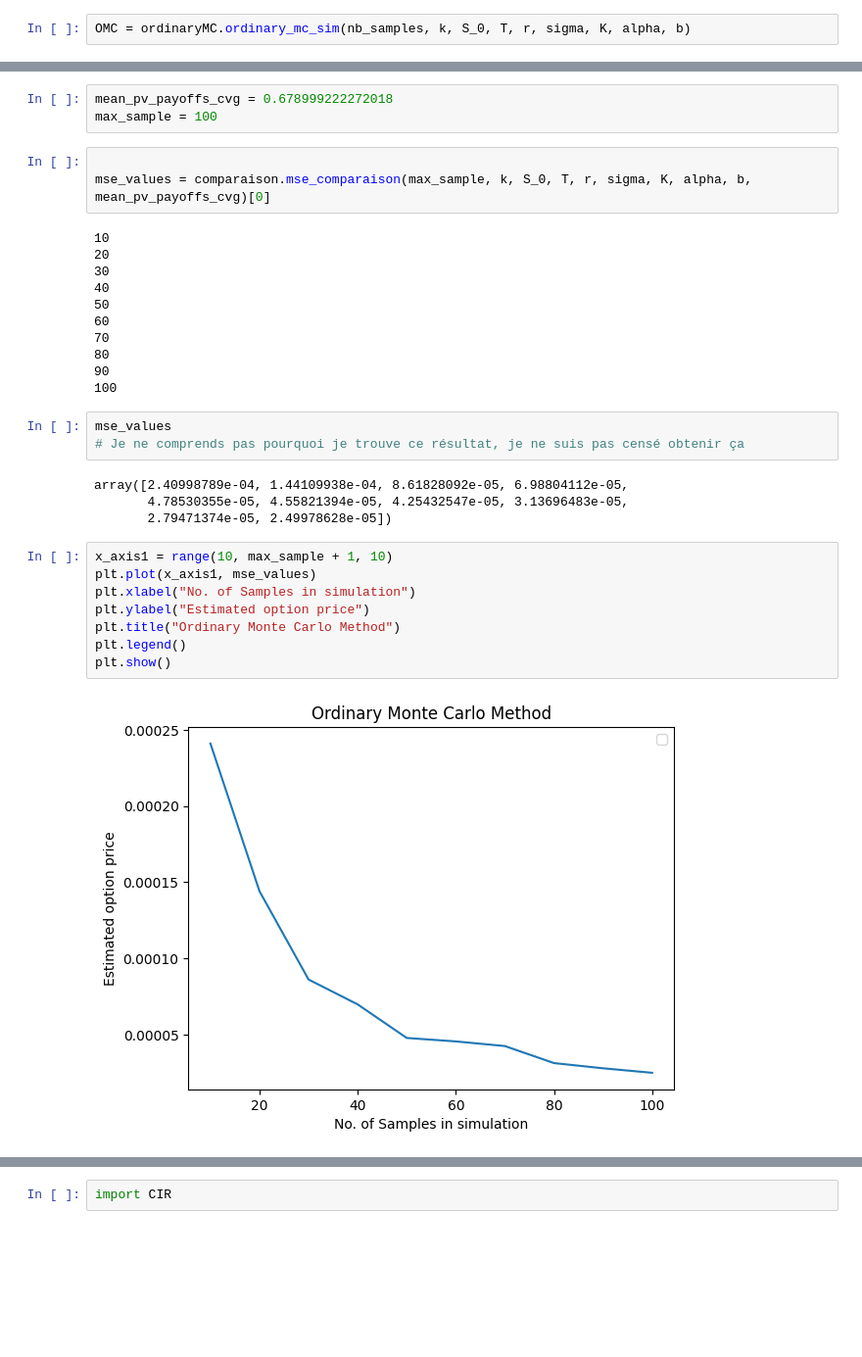
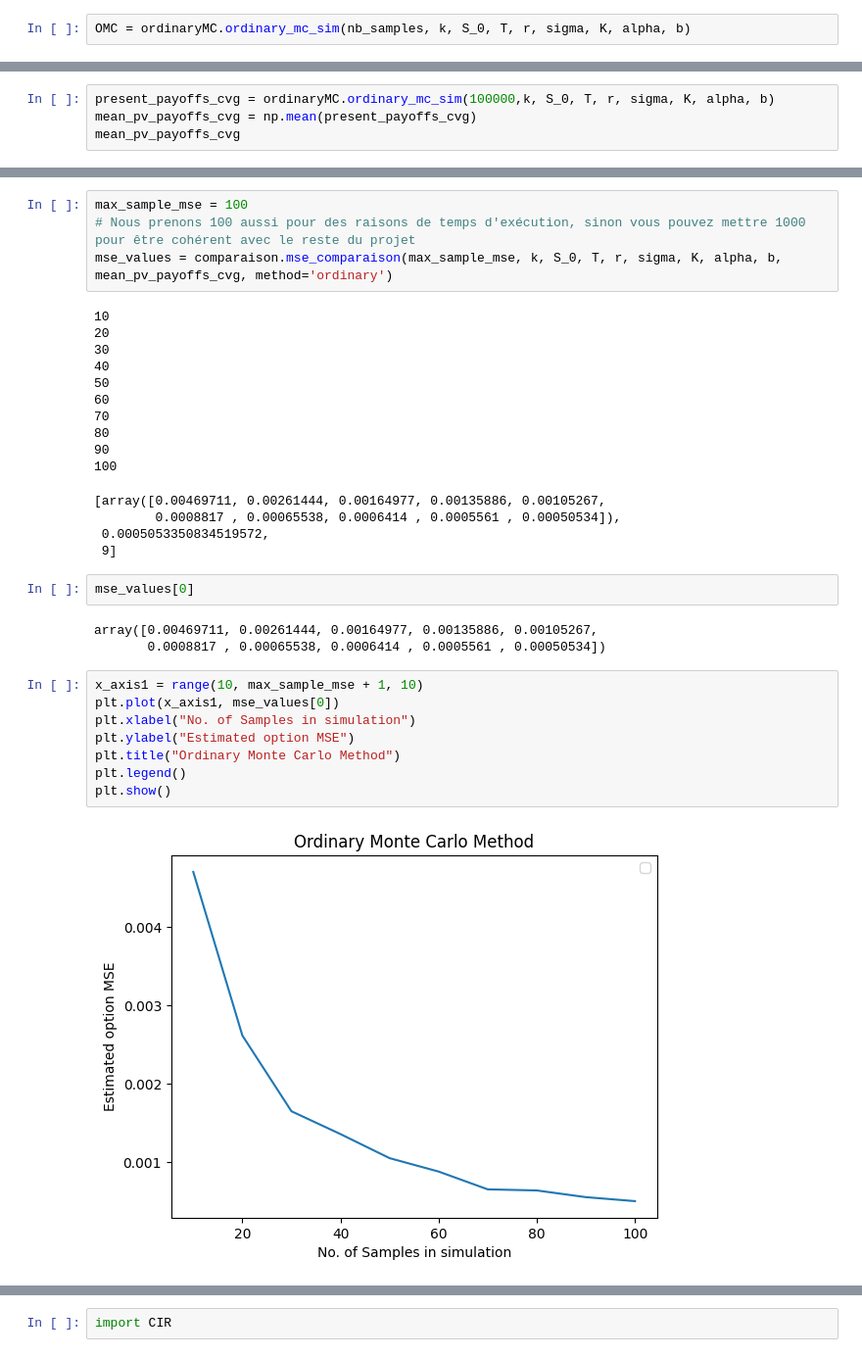
Before and after one commit to Thomasaujoux/Monte_Carlo_Option_Pricing, a Jupyter notebook: main.ipynb, the cells around one changed output, grey strips where cells are left out. Shown at 98% size. Saved outputs shown, nothing was run; the diff lists cells and outputs as text; blank space fills up the shorter version.

```diff
--- a/main.ipynb
+++ b/main.ipynb
@@ -115,0 +113,4 @@ sample_convergent = 1500
+# %%
+present_payoffs_cvg = ordinaryMC.ordinary_mc_sim(100000,k, S_0, T, r, sigma, K, alpha, b)
+mean_pv_payoffs_cvg = np.mean(present_payoffs_cvg)
+mean_pv_payoffs_cvg
@@ -121,9 +124,7 @@ CPU_sample
-# %%
-mean_pv_payoffs_cvg = 0.678999222272018
-max_sample = 100
 # %%
-
-mse_values = comparaison.mse_comparaison(max_sample, k, S_0, T, r, sigma, K, alpha, b, mean_pv_payoffs_cvg)[0]
+max_sample_mse = 100
+# Nous prenons 100 aussi pour des raisons de temps d'exécution, sinon vous pouvez mettre 1000 pour être cohérent avec le reste du projet
+mse_values = comparaison.mse_comparaison(max_sample_mse, k, S_0, T, r, sigma, K, alpha, b, mean_pv_payoffs_cvg, method='ordinary')
 # %% [output]
 10
 20
@@ -135,20 +136,22 @@ mse_values = comparaison.mse_comparaison(max_sample, k, S_0, T, r, sigma, K, alp
 80
 90
 100
+[array([0.00469711, 0.00261444, 0.00164977, 0.00135886, 0.00105267,
+        0.0008817 , 0.00065538, 0.0006414 , 0.0005561 , 0.00050534]),
+ 0.0005053350834519572,
+ 9]
-# %%
-mse_values
-# Je ne comprends pas pourquoi je trouve ce résultat, je ne suis pas censé obtenir ça
-# %% [output]
-array([2.40998789e-04, 1.44109938e-04, 8.61828092e-05, 6.98804112e-05,
-       4.78530355e-05, 4.55821394e-05, 4.25432547e-05, 3.13696483e-05,
-       2.79471374e-05, 2.49978628e-05])
+# %%
+mse_values[0]
+# %% [output]
+array([0.00469711, 0.00261444, 0.00164977, 0.00135886, 0.00105267,
+       0.0008817 , 0.00065538, 0.0006414 , 0.0005561 , 0.00050534])
 # %%
-x_axis1 = range(10, max_sample + 1, 10)
-plt.plot(x_axis1, mse_values)
+x_axis1 = range(10, max_sample_mse + 1, 10)
+plt.plot(x_axis1, mse_values[0])
 plt.xlabel("No. of Samples in simulation")
-plt.ylabel("Estimated option price")
+plt.ylabel("Estimated option MSE")
 plt.title("Ordinary Monte Carlo Method")
 plt.legend()
 plt.show()
 # %% [output]
-[figure, old version]
+[figure, new version]
```
Also changed, not shown: parts of 67 cells of this notebook, 7 other files.
